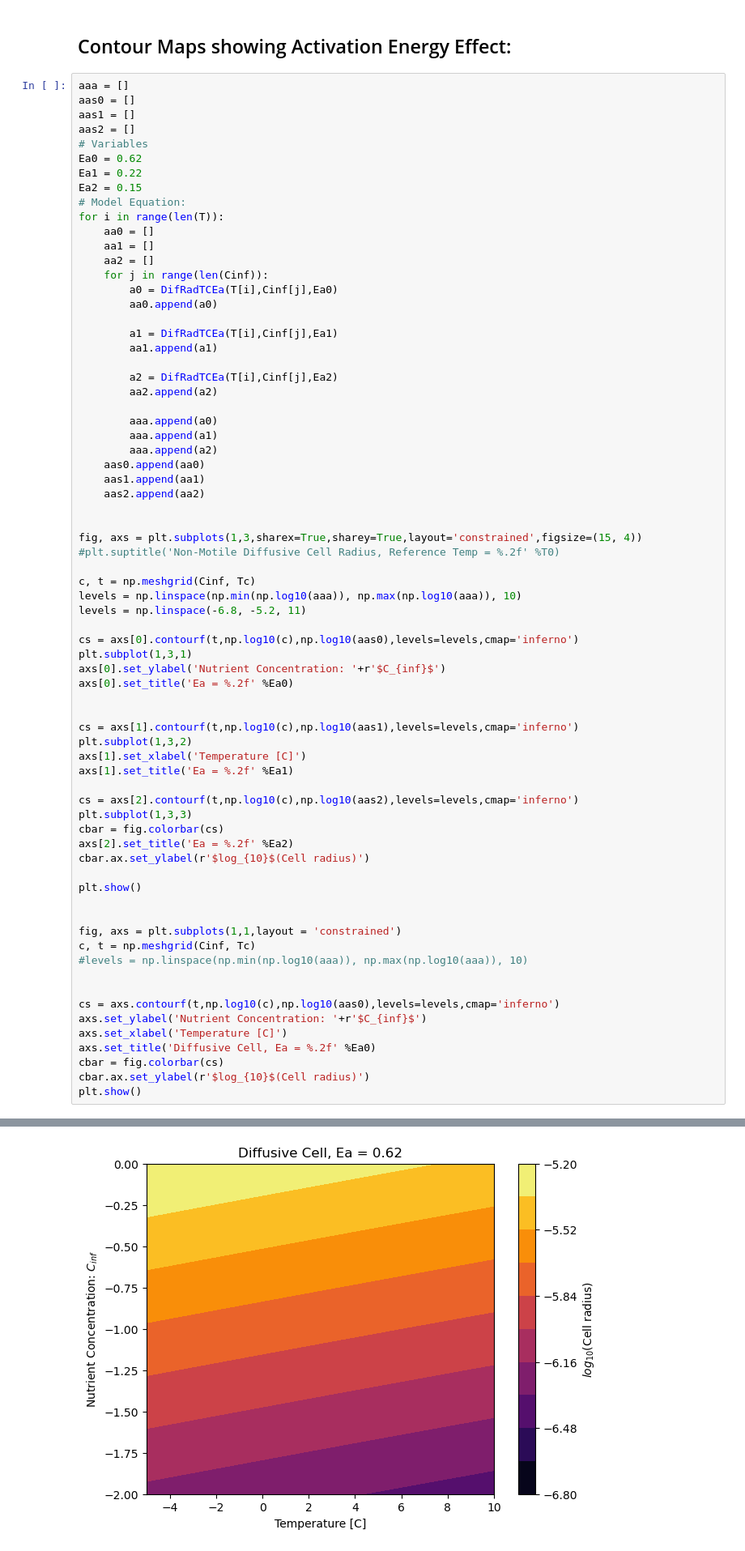
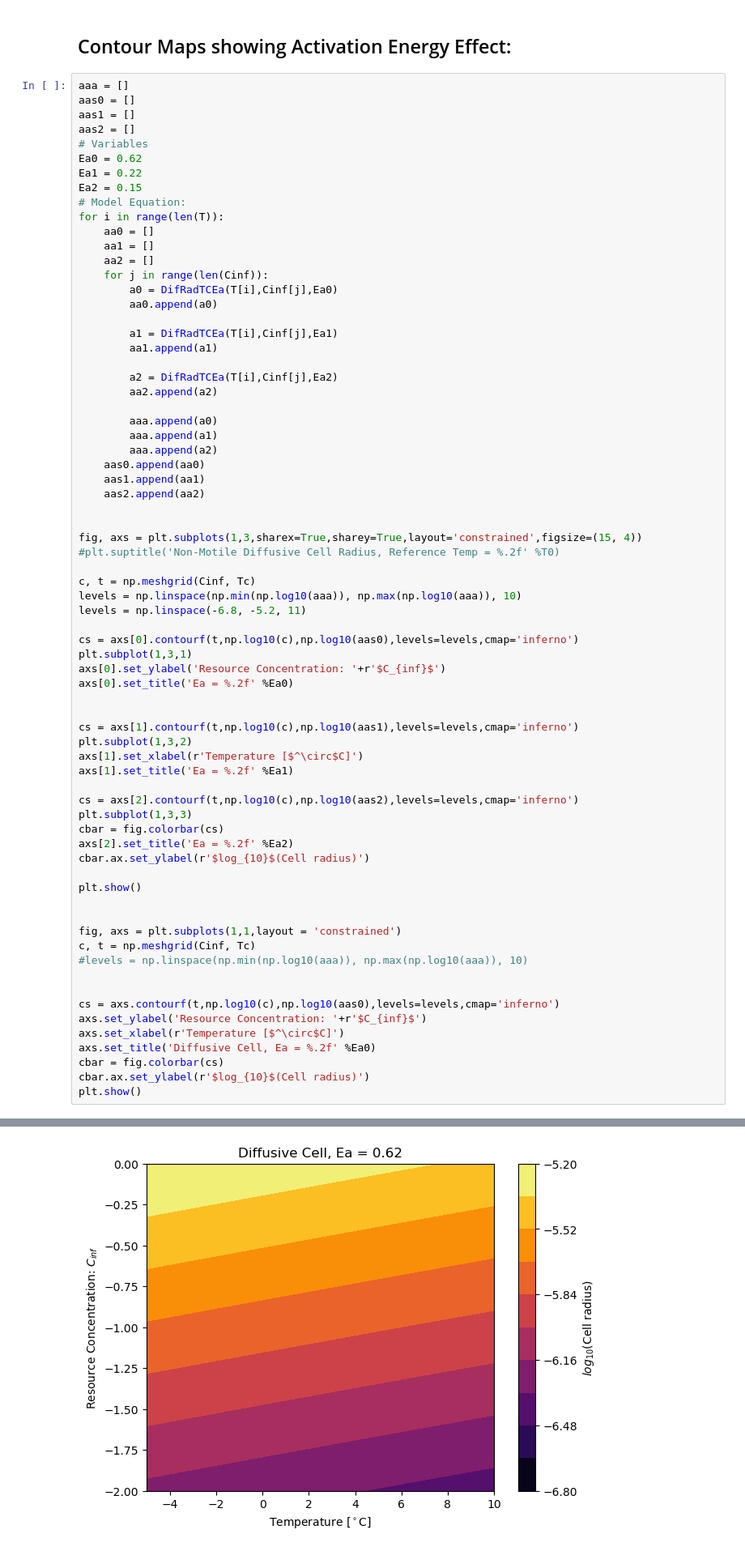
Before and after one commit to wwcrockett/SnowballEarthNotebooks, a Jupyter notebook: Notebook-Diffusive-Model.ipynb, the cells around one changed output, grey strips where cells are left out. Shown at 81% size. Cells and saved outputs as stored; diff of their text form.

```diff
--- a/Notebook-Diffusive-Model.ipynb
+++ b/Notebook-Diffusive-Model.ipynb
@@ -121,39 +121,39 @@ levels = np.linspace(-6.8, -5.2, 11)
 
 cs = axs[0].contourf(t,np.log10(c),np.log10(aas0),levels=levels,cmap='inferno')
 plt.subplot(1,3,1)
-axs[0].set_ylabel('Nutrient Concentration: '+r'$C_{inf}$')
+axs[0].set_ylabel('Resource Concentration: '+r'$C_{inf}$')
 axs[0].set_title('Ea = %.2f' %Ea0)
 
 
 cs = axs[1].contourf(t,np.log10(c),np.log10(aas1),levels=levels,cmap='inferno')
 plt.subplot(1,3,2)
-axs[1].set_xlabel('Temperature [C]')
+axs[1].set_xlabel(r'Temperature [$^\circ$C]')
 axs[1].set_title('Ea = %.2f' %Ea1)
 
 cs = axs[2].contourf(t,np.log10(c),np.log10(aas2),levels=levels,cmap='inferno')
 plt.subplot(1,3,3)
 cbar = fig.colorbar(cs)
 axs[2].set_title('Ea = %.2f' %Ea2)
 cbar.ax.set_ylabel(r'$log_{10}$(Cell radius)')
 
 plt.show()
 
 
 fig, axs = plt.subplots(1,1,layout = 'constrained')
 c, t = np.meshgrid(Cinf, Tc)
 #levels = np.linspace(np.min(np.log10(aaa)), np.max(np.log10(aaa)), 10)
 
 
 cs = axs.contourf(t,np.log10(c),np.log10(aas0),levels=levels,cmap='inferno')
-axs.set_ylabel('Nutrient Concentration: '+r'$C_{inf}$')
-axs.set_xlabel('Temperature [C]')
+axs.set_ylabel('Resource Concentration: '+r'$C_{inf}$')
+axs.set_xlabel(r'Temperature [$^\circ$C]')
 axs.set_title('Diffusive Cell, Ea = %.2f' %Ea0)
 cbar = fig.colorbar(cs)
 cbar.ax.set_ylabel(r'$log_{10}$(Cell radius)')
 plt.show()
 # %% [output]
 [figure]
-[figure, old version]
+[figure, new version]
 # %% [markdown]
 ## Viscosity, Diffusivity, Uptake, and Metabolic Temperature Dependence:
 # %%
```
Also changed, not shown: parts of 5 cells of this notebook, 3 other files.
